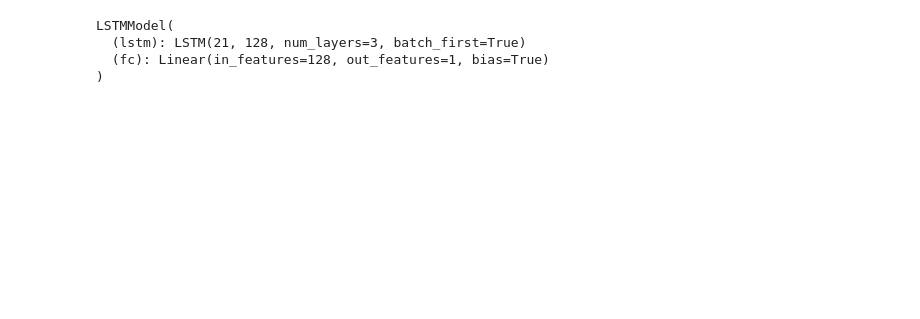
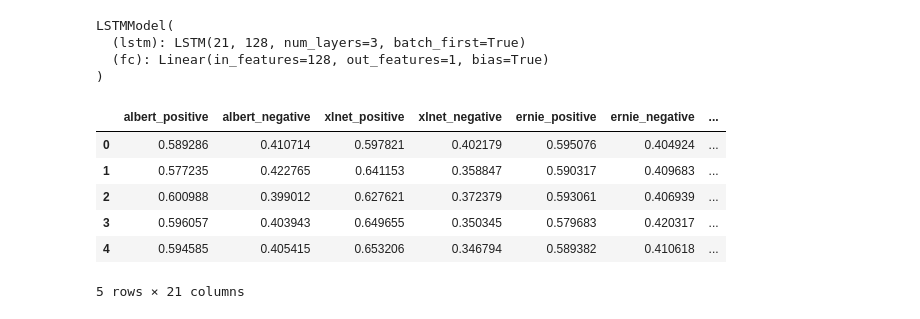
Before and after one commit to jiarui0000/COMS6998, a Jupyter notebook: sentiment_analysis/lstm_estimation.ipynb, the cells around one changed output. Cells and saved outputs as stored; diff of their text form; code cells hidden in the pictures; blank space fills up the shorter version.

```diff
--- a/sentiment_analysis/lstm_estimation.ipynb
+++ b/sentiment_analysis/lstm_estimation.ipynb
@@ -39,36 +39,64 @@ LSTMModel(
 import pandas as pd
 from torch.utils.data import TensorDataset, DataLoader
 dfs = []
 labels = []
+pdf = pd.DataFrame()
 for company in ['AAPL', 'AMD', 'AMZN', 'ASML','CSCO']:
     df_numerical = pd.read_csv('../dataset_transcript/EPS/'+company+'_EPS.csv')
     df_textural = pd.read_csv('../dataset_transcript/Transcripts/'+company+'_sentiment.csv')
     df_result = pd.read_csv('../dataset_transcript/Stock Values and Sector Index/'+company+'.csv')
-    df_combined = pd.merge(df_result, df_textural, how="left", on=["Date"])
-    df_combined = pd.merge(df_combined, df_numerical, how="left", on=["Date"])
+    df_numerical['Date'] = pd.to_datetime(df_numerical['Date'])
+    df_textural['Date'] = pd.to_datetime(df_textural['Date'])
+    df_result['Date'] = pd.to_datetime(df_result['Date'])
+
+    df_combined = pd.merge(df_textural, df_numerical, how="left", on=["Date"])
+
+    mask = df_result['Date'].isin(df_combined['Date'])
+    indices_of_interest = df_result.index[mask]
+
+    previous_indices = indices_of_interest - 1
+    previous_indices = previous_indices[previous_indices >= 0]
+    df_previous = df_result.iloc[previous_indices].copy().reset_index(drop=True)
+    df_previous = df_previous.rename(columns={col: 'prev_' + col for col in df_previous.columns})
+    df_previous['Date'] = df_result.iloc[indices_of_interest].reset_index(drop=True)['Date']
+
+    df_combined = pd.merge(df_combined, df_previous, how="left", on=["Date"])
     df_combined.fillna(0, inplace = True)
-    df_combined=df_combined.drop(columns=['Fiscal Quarter End', 'Date'])
+
+    df_result = pd.merge(df_result, df_combined['Date'], how='right', on=["Date"])
+    df_combined=df_combined.drop(columns=['Fiscal Quarter End', 'Date', 'prev_Date'])
+    pdf=df_combined
     dfs.append(df_combined)
     labels.append(df_result['Close'])
 test_size = 1
 
 train_features = torch.cat([torch.tensor(df.values).float() for df in dfs[:-test_size]])  # Assuming dfs[:-test_size] would work this way
 train_labels = torch.cat([torch.tensor(label.values).float() for label in labels[:-test_size]])  # Similar handling for labels
 
 test_features = torch.cat([torch.tensor(df.values).float() for df in dfs[-test_size:]])  # Assuming dfs[:-test_size] would work this way
 test_labels = torch.cat([torch.tensor(label.values).float() for label in labels[-test_size:]])  # Similar handling for labels
 
 train_features = train_features.view(4, -1, 21)
-test_features = test_features.view(4, -1, 21)
+test_features = test_features.view(1, -1, 21)
 train_labels = train_labels.view(4, -1)
-test_labels = test_labels.view(4, -1)
+test_labels = test_labels.view(1, -1)
 
 # Create TensorDataset
 train_dataset = TensorDataset(train_features, train_labels)
 test_dataset = TensorDataset(test_features, test_labels)
 
 # Create DataLoader
 # Here batch_size is 1 because each batch is already pre-prepared
 train_loader = DataLoader(train_dataset, batch_size=1, shuffle=True)  # Shuffling batches, not within batches
 test_loader = DataLoader(test_dataset, batch_size=1, shuffle=True)  # Shuffling batches, not within batches
+
+pdf.head()
+# %% [output]
+|  | albert_positive | albert_negative | xlnet_positive | xlnet_negative | ernie_positive | ernie_negative | ... |
+| 0 | 0.589286 | 0.410714 | 0.597821 | 0.402179 | 0.595076 | 0.404924 | ... |
+| 1 | 0.577235 | 0.422765 | 0.641153 | 0.358847 | 0.590317 | 0.409683 | ... |
+| 2 | 0.600988 | 0.399012 | 0.627621 | 0.372379 | 0.593061 | 0.406939 | ... |
+| 3 | 0.596057 | 0.403943 | 0.649655 | 0.350345 | 0.579683 | 0.420317 | ... |
+| 4 | 0.594585 | 0.405415 | 0.653206 | 0.346794 | 0.589382 | 0.410618 | ... |
+5 rows × 21 columns
 # %%
```
Also changed, not shown: parts of 6 cells of this notebook.
